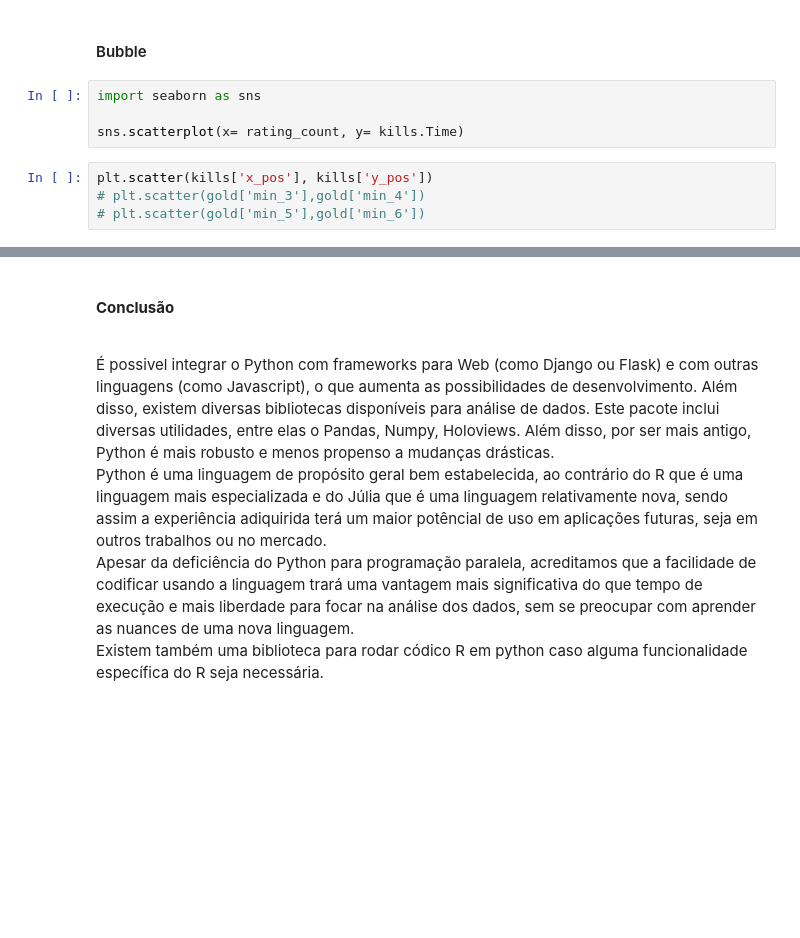
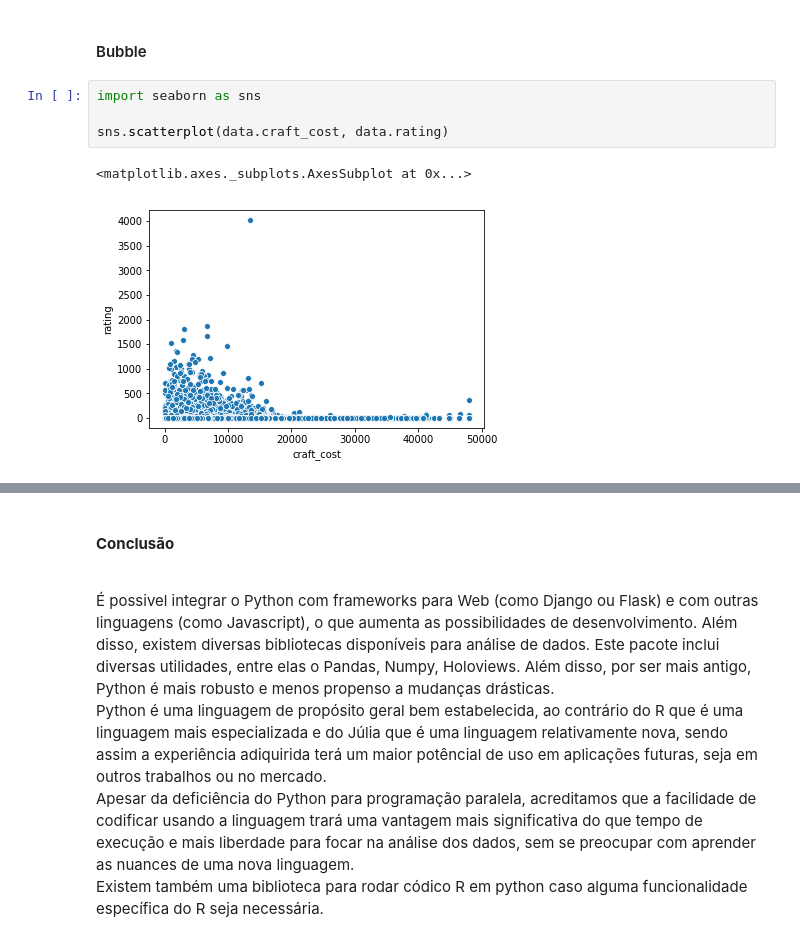
Before and after one commit to xdot2012/hearthstone_card_prediction, a Jupyter notebook: DataScience/douglas/Ciência de Dados.ipynb, the cells around one changed output, grey strips where cells are left out. Saved outputs shown, nothing was run; the diff lists cells and outputs as text; blank space fills up the shorter version.

```diff
--- a/DataScience/douglas/Ciência de Dados.ipynb
+++ b/DataScience/douglas/Ciência de Dados.ipynb
@@ -298,8 +430,7 @@ deck_type_count.plot.pie(autopct='%.2f%%', figsize=(8,8), legend=True, labels=No
 # %%
 import seaborn as sns
 
-sns.scatterplot(x= rating_count, y= kills.Time)
+sns.scatterplot(data.craft_cost, data.rating)
+# %% [output]
+<matplotlib.axes._subplots.AxesSubplot at 0x...>
+[figure, added]
-# %%
-plt.scatter(kills['x_pos'], kills['y_pos'])
-# plt.scatter(gold['min_3'],gold['min_4'])
-# plt.scatter(gold['min_5'],gold['min_6'])
```
Also changed, not shown: parts of 13 cells of this notebook, 3 other files.
